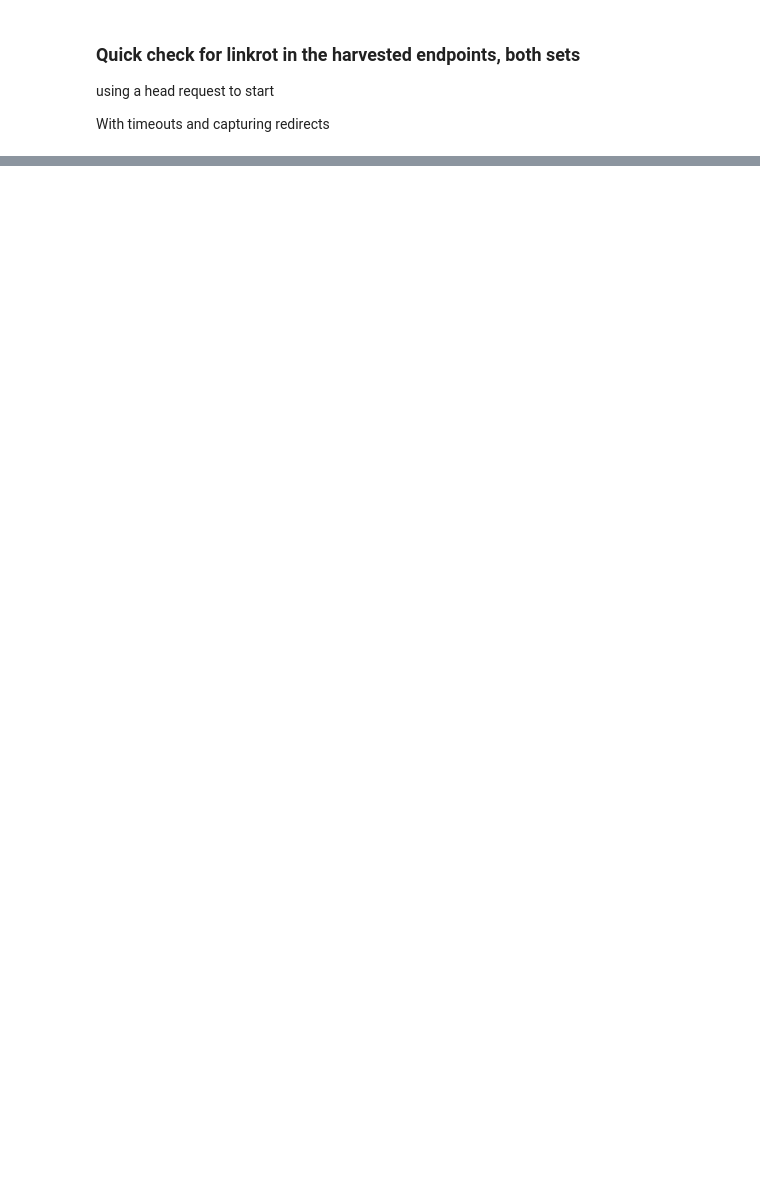
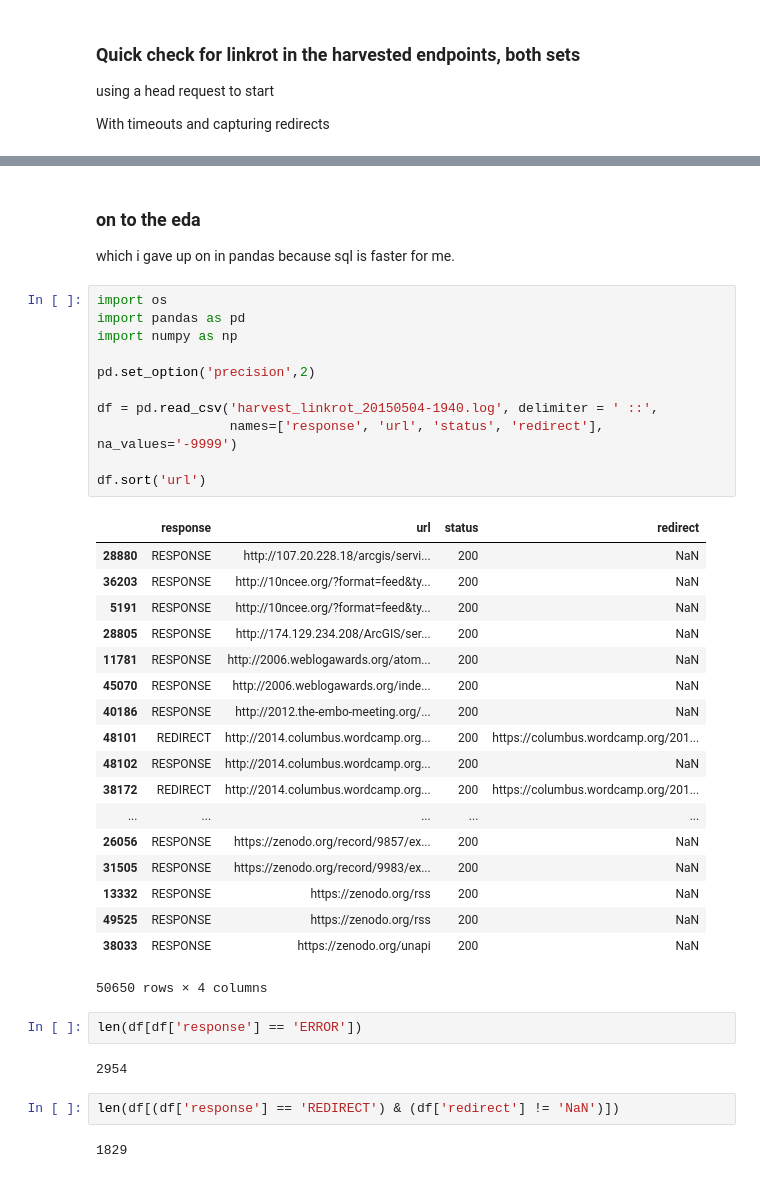
Before and after one commit to b-cube/semantics-preprocessing, a Jupyter notebook: notebooks/Harvest Linkrot.ipynb, the cells around one changed output, grey strips where cells are left out. Drawn from its saved outputs; the diff is of its cells as text; blank space fills up the shorter version.

```diff
--- a/notebooks/Harvest Linkrot.ipynb
+++ b/notebooks/Harvest Linkrot.ipynb
@@ -42,0 +207,42 @@ for i, f in enumerate(files):
+# %% [markdown]
+### on to the eda
+
+which i gave up on in pandas because sql is faster for me.
+# %%
+import os
+import pandas as pd
+import numpy as np
+
+pd.set_option('precision',2)
+
+df = pd.read_csv('harvest_linkrot_20150504-1940.log', delimiter = ' ::',
+                 names=['response', 'url', 'status', 'redirect'], na_values='-9999')
+
+df.sort('url')
+# %% [output]
+|  | response | url | status | redirect |
+| 28880 | RESPONSE | http://107.20.228.18/arcgis/servi... | 200 | NaN |
+| 36203 | RESPONSE | http://10ncee.org/?format=feed&ty... | 200 | NaN |
+| 5191 | RESPONSE | http://10ncee.org/?format=feed&ty... | 200 | NaN |
+| 28805 | RESPONSE | http://174.129.234.208/ArcGIS/ser... | 200 | NaN |
+| 11781 | RESPONSE | http://2006.weblogawards.org/atom... | 200 | NaN |
+| 45070 | RESPONSE | http://2006.weblogawards.org/inde... | 200 | NaN |
+| 40186 | RESPONSE | http://2012.the-embo-meeting.org/... | 200 | NaN |
+| 48101 | REDIRECT | http://2014.columbus.wordcamp.org... | 200 | https://columbus.wordcamp.org/201... |
+| 48102 | RESPONSE | http://2014.columbus.wordcamp.org... | 200 | NaN |
+| 38172 | REDIRECT | http://2014.columbus.wordcamp.org... | 200 | https://columbus.wordcamp.org/201... |
+| ... | ... | ... | ... | ... |
+| 26056 | RESPONSE | https://zenodo.org/record/9857/ex... | 200 | NaN |
+| 31505 | RESPONSE | https://zenodo.org/record/9983/ex... | 200 | NaN |
+| 13332 | RESPONSE | https://zenodo.org/rss | 200 | NaN |
+| 49525 | RESPONSE | https://zenodo.org/rss | 200 | NaN |
+| 38033 | RESPONSE | https://zenodo.org/unapi | 200 | NaN |
+50650 rows × 4 columns
+# %%
+len(df[df['response'] == 'ERROR'])
+# %% [output]
+2954
+# %%
+len(df[(df['response'] == 'REDIRECT') & (df['redirect'] != 'NaN')])
+# %% [output]
+1829
```
Also changed, not shown: parts of 10 cells of this notebook, 11 other files.
